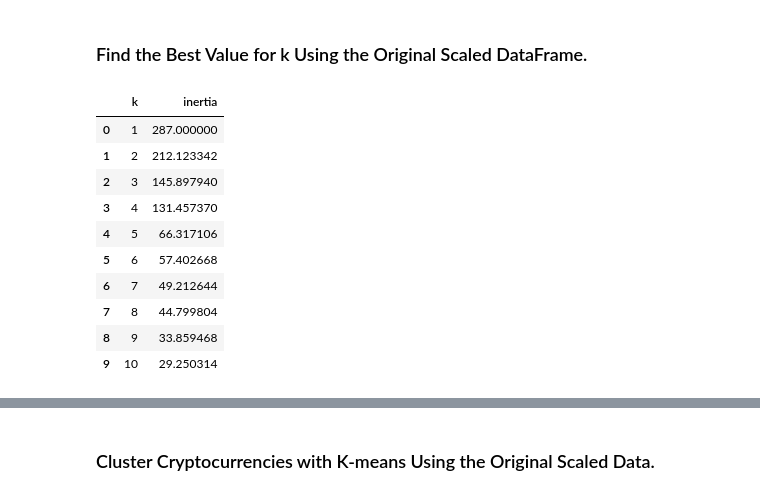
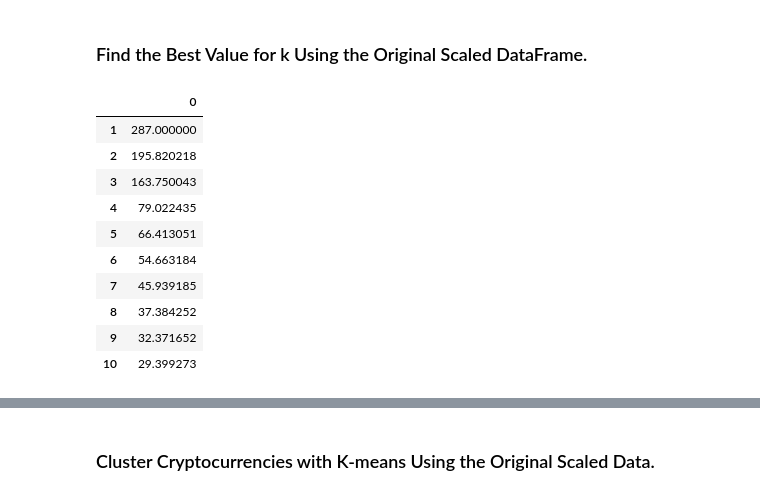
Before and after one commit to YuJames/CryptoClustering, a Jupyter notebook: Crypto_Clustering.ipynb, the cells around one changed output, grey strips where cells are left out. Saved outputs shown, nothing was run; the diff lists cells and outputs as text; code cells hidden in the pictures.

```diff
--- a/Crypto_Clustering.ipynb
+++ b/Crypto_Clustering.ipynb
@@ -99,39 +99,42 @@ scaled_market_data_df
 # %%
 # Create a list with the number of k-values to try
 # Use a range from 1 to 11
 potential_k_values = list(range(1, 11))
 
 # Create an empty list to store the inertia values
 intertia_values = []
 
 # Create a for loop to compute the inertia with each possible value of k
 # Inside the loop:
 # 1. Create a KMeans model using the loop counter for the n_clusters
 # 2. Fit the model to the data using the scaled DataFrame
 # 3. Append the model.inertia_ to the inertia list
 for i in potential_k_values:
     kmeans = KMeans(n_clusters=i)
     kmeans.fit(scaled_market_data_df)
+    intertia_values.append(kmeans.inertia_)
 
 # Create a dictionary with the data to plot the Elbow curve
-
+elbow_map = {x:y for x,y in zip(potential_k_values, intertia_values)}
 
 # Create a DataFrame with the data to plot the Elbow curve
-
+elbow_df = pd.DataFrame.from_dict(elbow_map, orient="index")
 
 # Display the DataFrame
+elbow_df
+# elbow_map
 # %% [output]
-|  | k | inertia |
-| 0 | 1 | 287.000000 |
-| 1 | 2 | 212.123342 |
-| 2 | 3 | 145.897940 |
-| 3 | 4 | 131.457370 |
-| 4 | 5 | 66.317106 |
-| 5 | 6 | 57.402668 |
-| 6 | 7 | 49.212644 |
-| 7 | 8 | 44.799804 |
-| 8 | 9 | 33.859468 |
-| 9 | 10 | 29.250314 |
+|  | 0 |
+| 1 | 287.000000 |
+| 2 | 195.820218 |
+| 3 | 163.750043 |
+| 4 | 79.022435 |
+| 5 | 66.413051 |
+| 6 | 54.663184 |
+| 7 | 45.939185 |
+| 8 | 37.384252 |
+| 9 | 32.371652 |
+| 10 | 29.399273 |
 # %%
 # Plot a line chart with all the inertia values computed with
 # the different values of k to visually identify the optimal value for k.
```
Also changed, not shown: parts of 8 cells of this notebook.
